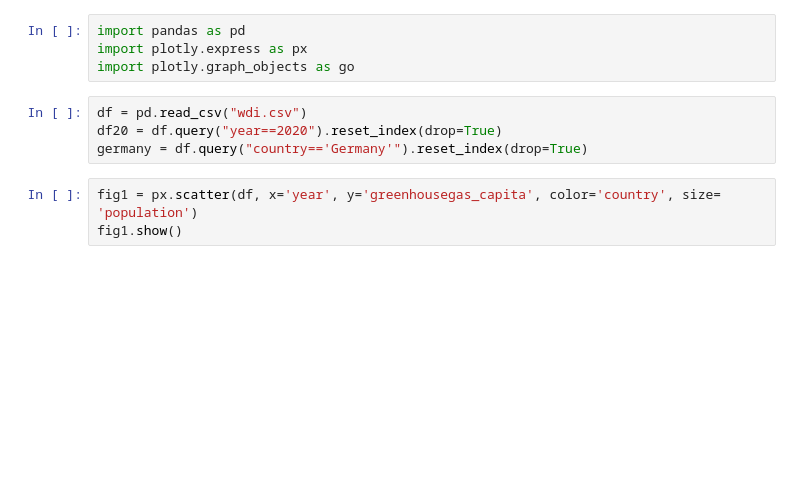
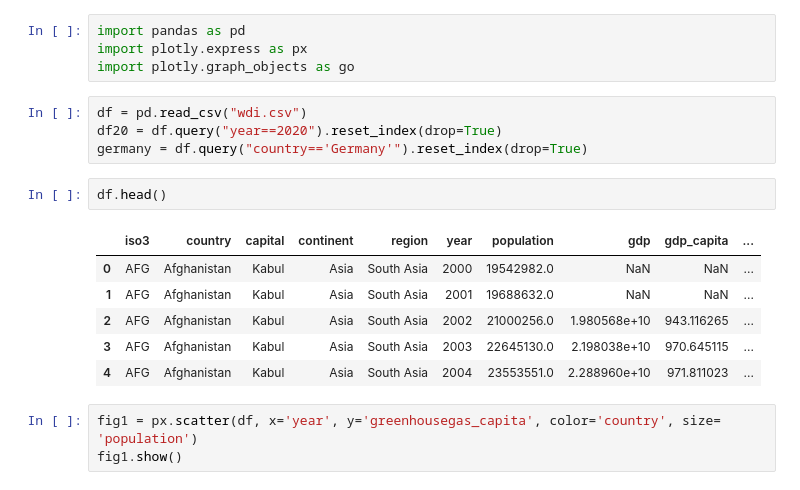
Before and after one commit to Timson1235/clouddocker, a Jupyter notebook: dataviz/Plotly/exercise_notebook.ipynb, the cells around one changed output. Saved outputs shown, nothing was run; the diff lists cells and outputs as text; blank space fills up the shorter version.

```diff
--- a/dataviz/Plotly/exercise_notebook.ipynb
+++ b/dataviz/Plotly/exercise_notebook.ipynb
@@ -6,6 +6,15 @@ import plotly.graph_objects as go
 df = pd.read_csv("wdi.csv")
 df20 = df.query("year==2020").reset_index(drop=True)
 germany = df.query("country=='Germany'").reset_index(drop=True)
+# %%
+df.head()
+# %% [output]
+|  | iso3 | country | capital | continent | region | year | population | gdp | gdp_capita | ... |
+| 0 | AFG | Afghanistan | Kabul | Asia | South Asia | 2000 | 19542982.0 | NaN | NaN | ... |
+| 1 | AFG | Afghanistan | Kabul | Asia | South Asia | 2001 | 19688632.0 | NaN | NaN | ... |
+| 2 | AFG | Afghanistan | Kabul | Asia | South Asia | 2002 | 21000256.0 | 1.980568e+10 | 943.116265 | ... |
+| 3 | AFG | Afghanistan | Kabul | Asia | South Asia | 2003 | 22645130.0 | 2.198038e+10 | 970.645115 | ... |
+| 4 | AFG | Afghanistan | Kabul | Asia | South Asia | 2004 | 23553551.0 | 2.288960e+10 | 971.811023 | ... |
 # %%
 fig1 = px.scatter(df, x='year', y='greenhousegas_capita', color='country', size= 'population')
 fig1.show()
```
Also changed, not shown: parts of 7 cells of this notebook, 4 other files.
